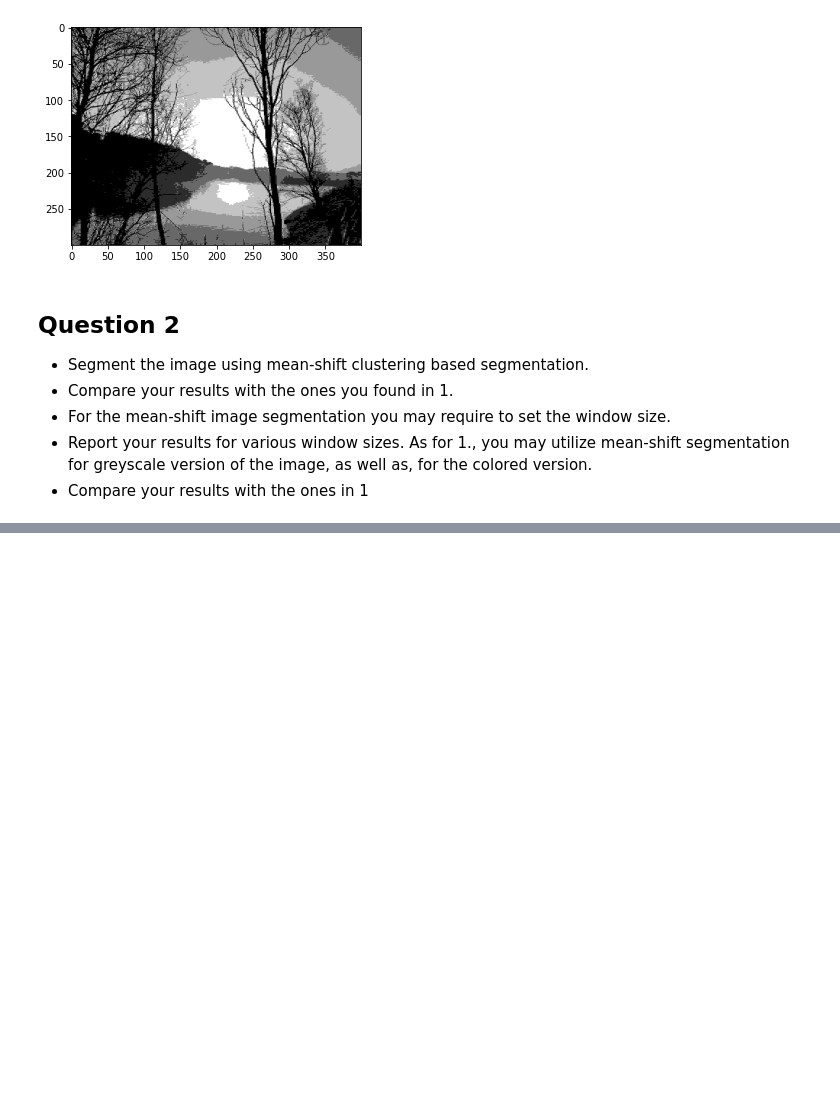
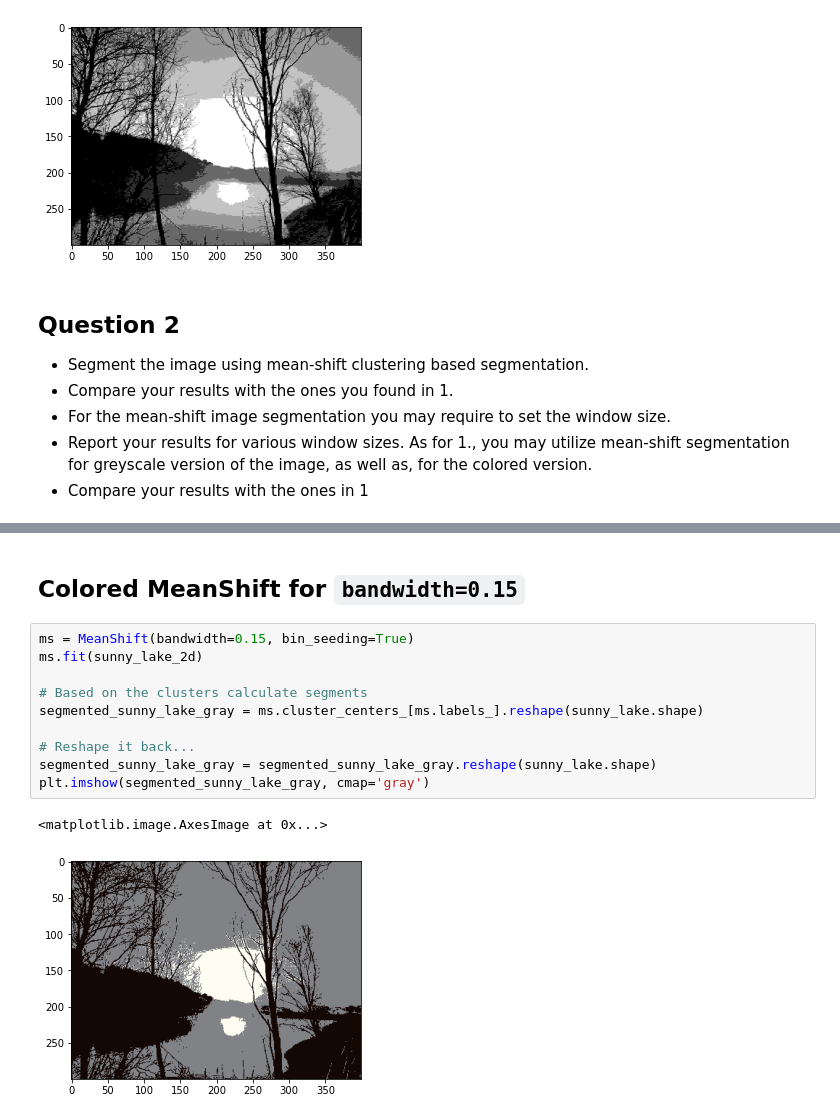
Before and after one commit to yukosgiti/BBL_588_HW_2, a Jupyter notebook: homemork2.ipynb, the cells around one changed output, grey strips where cells are left out. Cells and saved outputs as stored; diff of their text form; blank space fills up the shorter version.

```diff
--- a/homemork2.ipynb
+++ b/homemork2.ipynb
@@ -168,0 +217,15 @@ plt.imshow(segmented_sunny_lake_gray, cmap='gray')
+# %% [markdown]
+## Colored MeanShift for `bandwidth=0.15`
+# %%
+ms = MeanShift(bandwidth=0.15, bin_seeding=True)
+ms.fit(sunny_lake_2d)
+
+# Based on the clusters calculate segments
+segmented_sunny_lake_gray = ms.cluster_centers_[ms.labels_].reshape(sunny_lake.shape)
+
+# Reshape it back...
+segmented_sunny_lake_gray = segmented_sunny_lake_gray.reshape(sunny_lake.shape)
+plt.imshow(segmented_sunny_lake_gray, cmap='gray')
+# %% [output]
+<matplotlib.image.AxesImage at 0x...>
+[figure, added]
```
Also changed, not shown: parts of 11 cells of this notebook.
